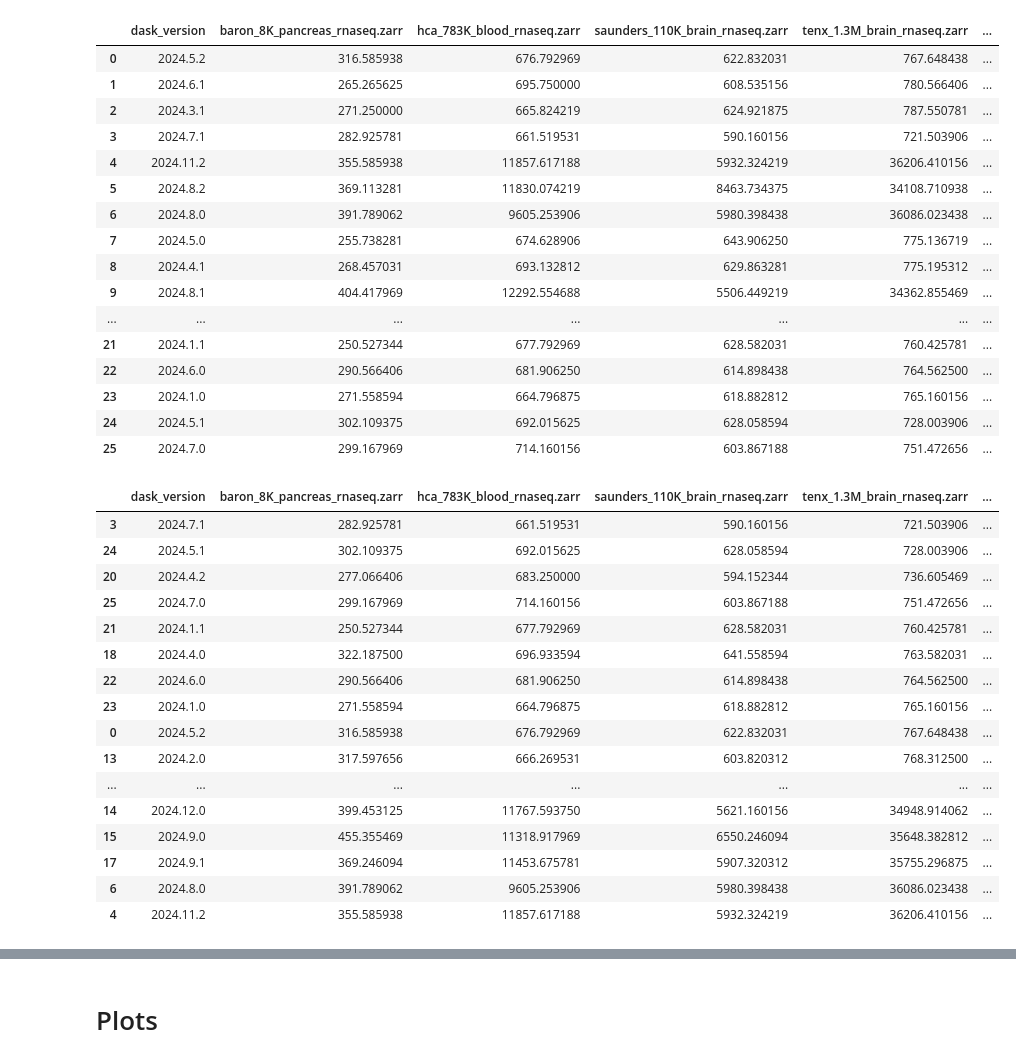
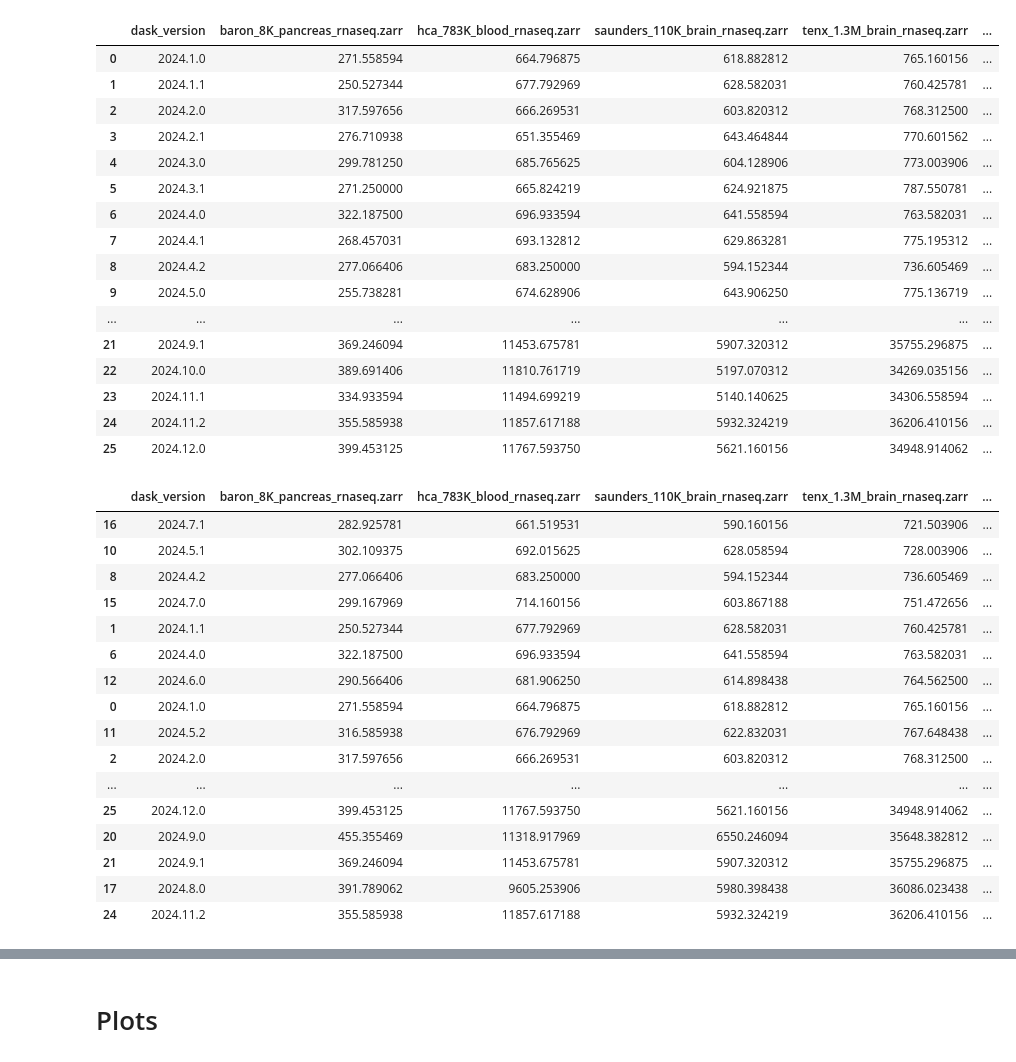
Before and after one commit to Gautam8387/scarf-pr-exp, a Jupyter notebook: 04-dask-version/notebooks/versions.ipynb, the cells around one changed output, grey strips where cells are left out. Saved outputs shown, nothing was run; the diff lists cells and outputs as text; code cells hidden in the pictures.

Commit message:
sorted results

```diff
--- a/04-dask-version/notebooks/versions.ipynb
+++ b/04-dask-version/notebooks/versions.ipynb
@@ -5,8 +5,14 @@ import numpy as np
 import pickle as pkl
 
 import matplotlib.pyplot as plt
+# %%
+def parse_version(version_str):
+    version = version_str.split('.')[1:]
+    return tuple(map(int, version))
 # %%
-results = os.listdir('../results')
+results = np.sort(os.listdir('../results'))
+results = [x for x in results if not x.endswith('.csv')]
+results = sorted(results, key=lambda x: parse_version(x))
 results = ['../results/'+x+'/results.pkl' for x in results]
 results
 # %% [output]
@@ -44,45 +50,45 @@ df = pd.DataFrame(df)
 df
 # %% [output]
 |  | dask_version | baron_8K_pancreas_rnaseq.zarr | hca_783K_blood_rnaseq.zarr | saunders_110K_brain_rnaseq.zarr | tenx_1.3M_brain_rnaseq.zarr | ... |
-| 0 | 2024.5.2 | 316.585938 | 676.792969 | 622.832031 | 767.648438 | ... |
-| 1 | 2024.6.1 | 265.265625 | 695.750000 | 608.535156 | 780.566406 | ... |
-| 2 | 2024.3.1 | 271.250000 | 665.824219 | 624.921875 | 787.550781 | ... |
-| 3 | 2024.7.1 | 282.925781 | 661.519531 | 590.160156 | 721.503906 | ... |
-| 4 | 2024.11.2 | 355.585938 | 11857.617188 | 5932.324219 | 36206.410156 | ... |
-| 5 | 2024.8.2 | 369.113281 | 11830.074219 | 8463.734375 | 34108.710938 | ... |
-| 6 | 2024.8.0 | 391.789062 | 9605.253906 | 5980.398438 | 36086.023438 | ... |
-| 7 | 2024.5.0 | 255.738281 | 674.628906 | 643.906250 | 775.136719 | ... |
-| 8 | 2024.4.1 | 268.457031 | 693.132812 | 629.863281 | 775.195312 | ... |
-| 9 | 2024.8.1 | 404.417969 | 12292.554688 | 5506.449219 | 34362.855469 | ... |
+| 0 | 2024.1.0 | 271.558594 | 664.796875 | 618.882812 | 765.160156 | ... |
+| 1 | 2024.1.1 | 250.527344 | 677.792969 | 628.582031 | 760.425781 | ... |
+| 2 | 2024.2.0 | 317.597656 | 666.269531 | 603.820312 | 768.312500 | ... |
+| 3 | 2024.2.1 | 276.710938 | 651.355469 | 643.464844 | 770.601562 | ... |
+| 4 | 2024.3.0 | 299.781250 | 685.765625 | 604.128906 | 773.003906 | ... |
+| 5 | 2024.3.1 | 271.250000 | 665.824219 | 624.921875 | 787.550781 | ... |
+| 6 | 2024.4.0 | 322.187500 | 696.933594 | 641.558594 | 763.582031 | ... |
+| 7 | 2024.4.1 | 268.457031 | 693.132812 | 629.863281 | 775.195312 | ... |
+| 8 | 2024.4.2 | 277.066406 | 683.250000 | 594.152344 | 736.605469 | ... |
+| 9 | 2024.5.0 | 255.738281 | 674.628906 | 643.906250 | 775.136719 | ... |
 | ... | ... | ... | ... | ... | ... | ... |
-| 21 | 2024.1.1 | 250.527344 | 677.792969 | 628.582031 | 760.425781 | ... |
-| 22 | 2024.6.0 | 290.566406 | 681.906250 | 614.898438 | 764.562500 | ... |
-| 23 | 2024.1.0 | 271.558594 | 664.796875 | 618.882812 | 765.160156 | ... |
-| 24 | 2024.5.1 | 302.109375 | 692.015625 | 628.058594 | 728.003906 | ... |
-| 25 | 2024.7.0 | 299.167969 | 714.160156 | 603.867188 | 751.472656 | ... |
+| 21 | 2024.9.1 | 369.246094 | 11453.675781 | 5907.320312 | 35755.296875 | ... |
+| 22 | 2024.10.0 | 389.691406 | 11810.761719 | 5197.070312 | 34269.035156 | ... |
+| 23 | 2024.11.1 | 334.933594 | 11494.699219 | 5140.140625 | 34306.558594 | ... |
+| 24 | 2024.11.2 | 355.585938 | 11857.617188 | 5932.324219 | 36206.410156 | ... |
+| 25 | 2024.12.0 | 399.453125 | 11767.593750 | 5621.160156 | 34948.914062 | ... |
 # %%
 # Zarr: 2.16
 # %%
-df_sort = df.sort_values(by=['tenx_1.3M_brain_rnaseq.zarr', 'dask_version'])
+df_sort = df.sort_values(by=['tenx_1.3M_brain_rnaseq.zarr'])
 df_sort
 # %% [output]
 |  | dask_version | baron_8K_pancreas_rnaseq.zarr | hca_783K_blood_rnaseq.zarr | saunders_110K_brain_rnaseq.zarr | tenx_1.3M_brain_rnaseq.zarr | ... |
-| 3 | 2024.7.1 | 282.925781 | 661.519531 | 590.160156 | 721.503906 | ... |
-| 24 | 2024.5.1 | 302.109375 | 692.015625 | 628.058594 | 728.003906 | ... |
-| 20 | 2024.4.2 | 277.066406 | 683.250000 | 594.152344 | 736.605469 | ... |
-| 25 | 2024.7.0 | 299.167969 | 714.160156 | 603.867188 | 751.472656 | ... |
-| 21 | 2024.1.1 | 250.527344 | 677.792969 | 628.582031 | 760.425781 | ... |
-| 18 | 2024.4.0 | 322.187500 | 696.933594 | 641.558594 | 763.582031 | ... |
-| 22 | 2024.6.0 | 290.566406 | 681.906250 | 614.898438 | 764.562500 | ... |
-| 23 | 2024.1.0 | 271.558594 | 664.796875 | 618.882812 | 765.160156 | ... |
-| 0 | 2024.5.2 | 316.585938 | 676.792969 | 622.832031 | 767.648438 | ... |
-| 13 | 2024.2.0 | 317.597656 | 666.269531 | 603.820312 | 768.312500 | ... |
+| 16 | 2024.7.1 | 282.925781 | 661.519531 | 590.160156 | 721.503906 | ... |
+| 10 | 2024.5.1 | 302.109375 | 692.015625 | 628.058594 | 728.003906 | ... |
+| 8 | 2024.4.2 | 277.066406 | 683.250000 | 594.152344 | 736.605469 | ... |
+| 15 | 2024.7.0 | 299.167969 | 714.160156 | 603.867188 | 751.472656 | ... |
+| 1 | 2024.1.1 | 250.527344 | 677.792969 | 628.582031 | 760.425781 | ... |
+| 6 | 2024.4.0 | 322.187500 | 696.933594 | 641.558594 | 763.582031 | ... |
+| 12 | 2024.6.0 | 290.566406 | 681.906250 | 614.898438 | 764.562500 | ... |
+| 0 | 2024.1.0 | 271.558594 | 664.796875 | 618.882812 | 765.160156 | ... |
+| 11 | 2024.5.2 | 316.585938 | 676.792969 | 622.832031 | 767.648438 | ... |
+| 2 | 2024.2.0 | 317.597656 | 666.269531 | 603.820312 | 768.312500 | ... |
 | ... | ... | ... | ... | ... | ... | ... |
-| 14 | 2024.12.0 | 399.453125 | 11767.593750 | 5621.160156 | 34948.914062 | ... |
-| 15 | 2024.9.0 | 455.355469 | 11318.917969 | 6550.246094 | 35648.382812 | ... |
-| 17 | 2024.9.1 | 369.246094 | 11453.675781 | 5907.320312 | 35755.296875 | ... |
-| 6 | 2024.8.0 | 391.789062 | 9605.253906 | 5980.398438 | 36086.023438 | ... |
-| 4 | 2024.11.2 | 355.585938 | 11857.617188 | 5932.324219 | 36206.410156 | ... |
+| 25 | 2024.12.0 | 399.453125 | 11767.593750 | 5621.160156 | 34948.914062 | ... |
+| 20 | 2024.9.0 | 455.355469 | 11318.917969 | 6550.246094 | 35648.382812 | ... |
+| 21 | 2024.9.1 | 369.246094 | 11453.675781 | 5907.320312 | 35755.296875 | ... |
+| 17 | 2024.8.0 | 391.789062 | 9605.253906 | 5980.398438 | 36086.023438 | ... |
+| 24 | 2024.11.2 | 355.585938 | 11857.617188 | 5932.324219 | 36206.410156 | ... |
 # %%
 df_sort[df_sort['tenx_1.3M_brain_rnaseq.zarr']<800].sort_values(by='dask_version')
 # %% [output]
```
Also changed, not shown: parts of 3 cells of this notebook, 1 other file.
